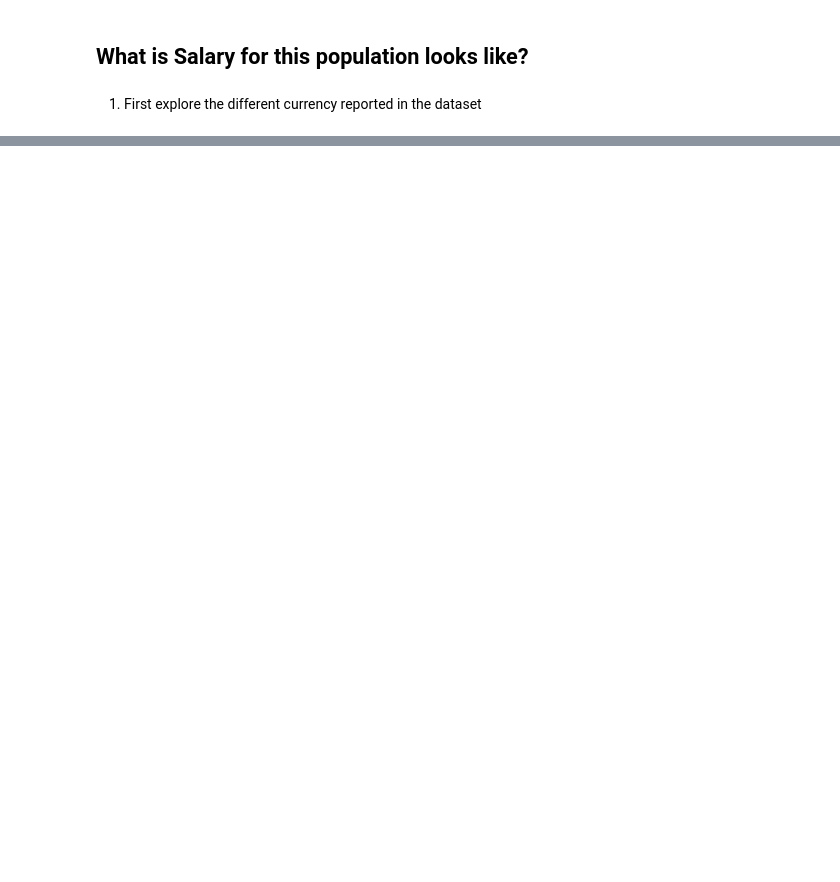
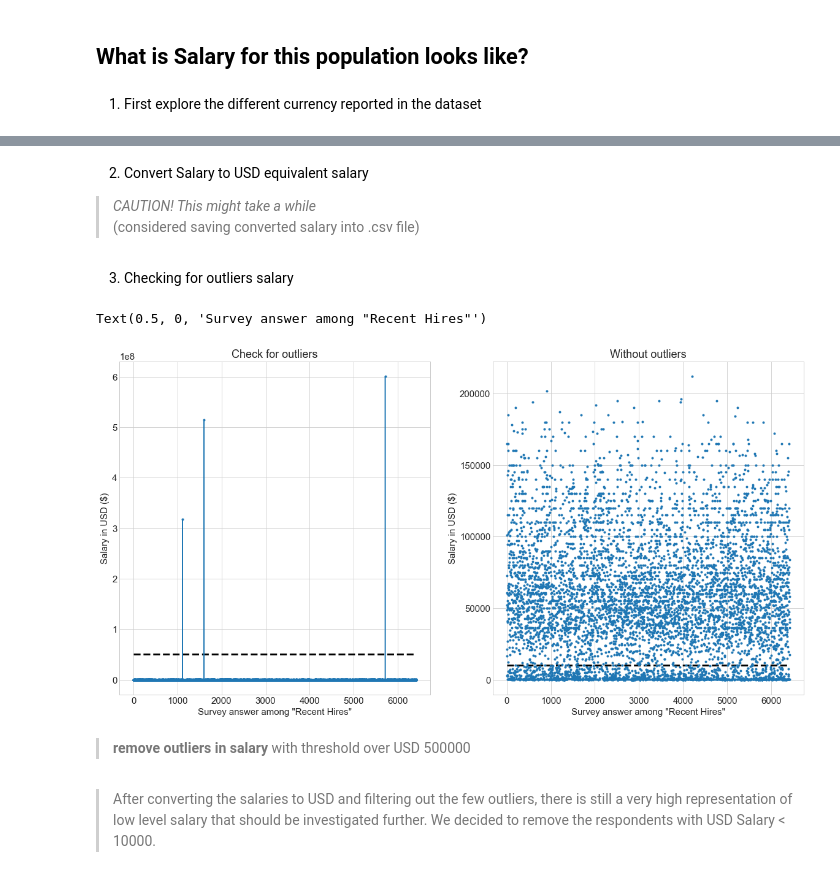
Before and after one commit to 6one2/Stack_PublicSurvey, a Jupyter notebook: code/StackPublicSurvey.ipynb, the cells around one changed output, grey strips where cells are left out. Drawn from its saved outputs; the diff is of its cells as text; code cells hidden in the pictures; blank space fills up the shorter version.

````diff
--- a/code/StackPublicSurvey.ipynb
+++ b/code/StackPublicSurvey.ipynb
@@ -198,3 +173,0 @@ Name: Currency, dtype: int64
-# %%
-# We are using our custom function ```convert2USB``` to change all currency if not USD.
-df_nhires['SalaryConv_USD'] = df_nhires[['Salary', 'Currency']].apply(lambda x: convert2USD(x[1], np.round(x[0])),axis=1)
@@ -223,2 +173,0 @@ Text(0.5, 0, 'Survey answer among "Professional"')
-# %%
-df_nhires = df_nhires.query(f'SalaryConv_USD < {thr}').reset_index(drop=True)
@@ -428,11 +173,0 @@ med_sal_per_Adv
-# %%
-plt.rcParams['figure.figsize']=20, 10
-plt.rcParams['font.size']=15
-
-plt.subplot(1,2,1)
-plt.bar(list(AdvCount.keys()), AdvCount.values(), color='g')
-plt.xticks(rotation=90)
-
-plt.subplot(1,2,2)
-plt.bar(list(AdvCount.keys()),  med_sal_per_Adv.values(), yerr = std_sal_per_Adv.values())
-plt.xticks(rotation=90)
@@ -442,0 +195,37 @@ plt.xticks(rotation=90)
+# %% [markdown]
+2. Convert Salary to USD equivalent salary
+> _CAUTION! This might take a while_
+<br/>(considered saving converted salary into .csv file)
+# %%
+# We are using our custom function ```convert2USB``` to change all currency if not USD.
+# df_nhires['SalaryConv_USD'] = df_nhires[['Salary', 'Currency']].apply(lambda x: convert2USD_today(x[1], np.round(x[0])),axis=1)
+
+# For convenience we are using the rate as of July 8th 2020 in '../DataSets/StackOverflow/rates_20200708.csv'
+df_rate = pd.read_csv('../DataSets/StackOverflow/rates_20200708.csv', index_col=0)
+df_nhires['SalaryConv_USD'] = df_nhires[['Salary', 'Currency']].apply(lambda x: convert2USD(x[0], x[1],df_rate),axis=1)
+# %% [markdown]
+3. Checking for outliers salary
+# %%
+plt.rcParams['figure.figsize']=20, 10
+
+thr_high = 0.5e8
+thr_low = 10000
+
+plt.subplot(1,2,1)
+df_nhires['SalaryConv_USD'].plot(style='.-', title='Check for outliers')
+plt.hlines(y = thr_high, xmin=0, xmax=len(df_nhires), ls='dashed', lw=3)
+plt.ylabel('Salary in USD ($)')
+plt.xlabel('Survey answer among "Recent Hires"')
+
+plt.subplot(1,2,2)
+df_nhires.query(f'SalaryConv_USD < {thr_high}')['SalaryConv_USD'].plot(style='.', title='Without outliers')
+plt.hlines(y = thr_low, xmin=0, xmax=len(df_nhires), ls='dashed', lw=3)
+plt.ylabel('Salary in USD ($)')
+plt.xlabel('Survey answer among "Recent Hires"')
+# %% [output]
+Text(0.5, 0, 'Survey answer among "Recent Hires"')
+[figure, added]
+# %% [markdown]
+> __remove outliers in salary__ with threshold over USD 500000
+# %% [markdown]
+> After converting the salaries to USD and filtering out the few outliers, there is still a very high representation of low level salary that should be investigated further. We decided to remove the respondents with USD Salary < 10000.
````
Also changed, not shown: parts of 60 cells of this notebook, 1 other file.
